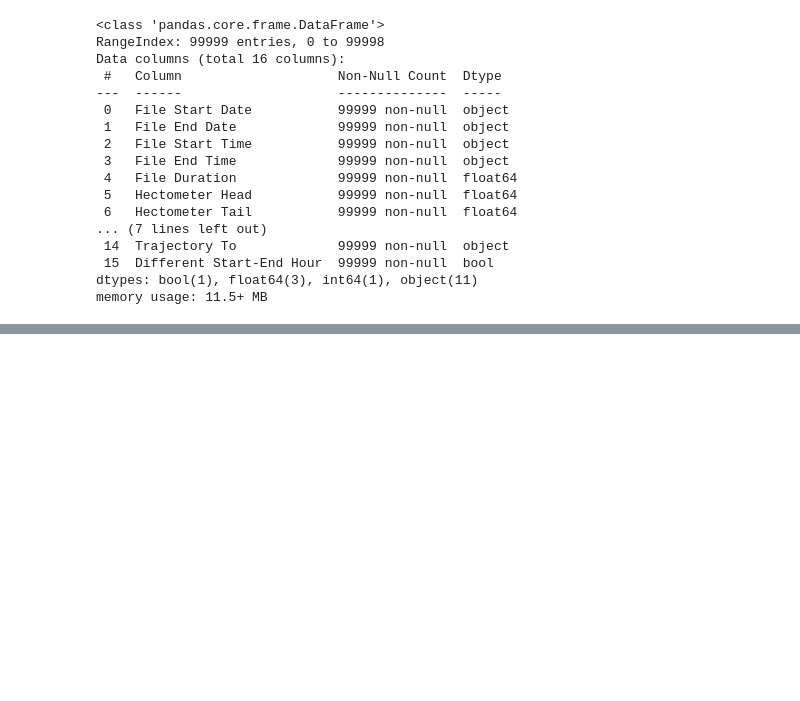
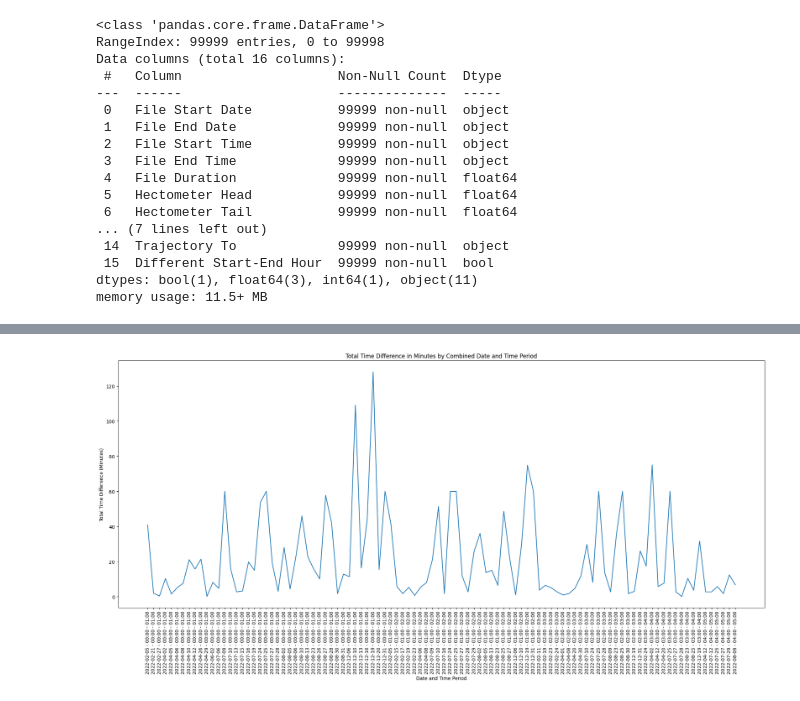
Before and after one commit to MichalI495002/S4-AI-JUGO-Assigment-, a Jupyter notebook: Data/Scripts/dataProcesing/dataProcessingSpliting.ipynb, the cells around one changed output, grey strips where cells are left out. Drawn from its saved outputs; the diff is of its cells as text; code cells hidden in the pictures; blank space fills up the shorter version.

```diff
--- a/Data/Scripts/dataProcesing/dataProcessingSpliting.ipynb
+++ b/Data/Scripts/dataProcesing/dataProcessingSpliting.ipynb
@@ -192,3 +205,0 @@ data_df[['start_time', 'end_time', 'time_difference', 'time_difference_seconds']
-# %%
-data_df['Distance in Hectometers'] = data_df['Average Length'] / 100
-data_df
@@ -212,0 +284,10 @@ data_df
+# %%
+# Grouping the data by 'Time Period' and 'File Start Date' and summing the 'Time Difference Minutes'
+grouped_data = data_df.groupby(['Time Period', 'File Start Date'])['time_difference_minutes'].sum().reset_index()
+
+# Renaming the column for clarity
+grouped_data.rename(columns={'time_difference_minutes': 'Total Time Difference (Minutes)'}, inplace=True)
+
+grouped_data.to_csv('nonTimeSort.csv', index=False)
+pd.set_option('display.max_rows', 100)
+grouped_data.head(100)
@@ -212,0 +312,21 @@ data_df
+# %%
+import matplotlib.pyplot as plt
+import seaborn as sns
+# Creating a single column for Date and Time Period
+grouped_data['Date and Time Period'] = grouped_data['File Start Date'].astype(str) + " - " + grouped_data['Time Period']
+
+# Plotting the data
+plt.figure(figsize=(20, 10))
+sns.lineplot(data=grouped_data.head(100), x='Date and Time Period', y='Total Time Difference (Minutes)')
+
+# Enhancing the plot
+plt.title('Total Time Difference in Minutes by Combined Date and Time Period')
+plt.xlabel('Date and Time Period')
+plt.ylabel('Total Time Difference (Minutes)')
+plt.xticks(rotation=90)
+plt.tight_layout()
+
+# Display the plot
+plt.show()
+# %% [output]
+[figure, added]
```
Also changed, not shown: parts of 7 cells of this notebook, 7 other files.
